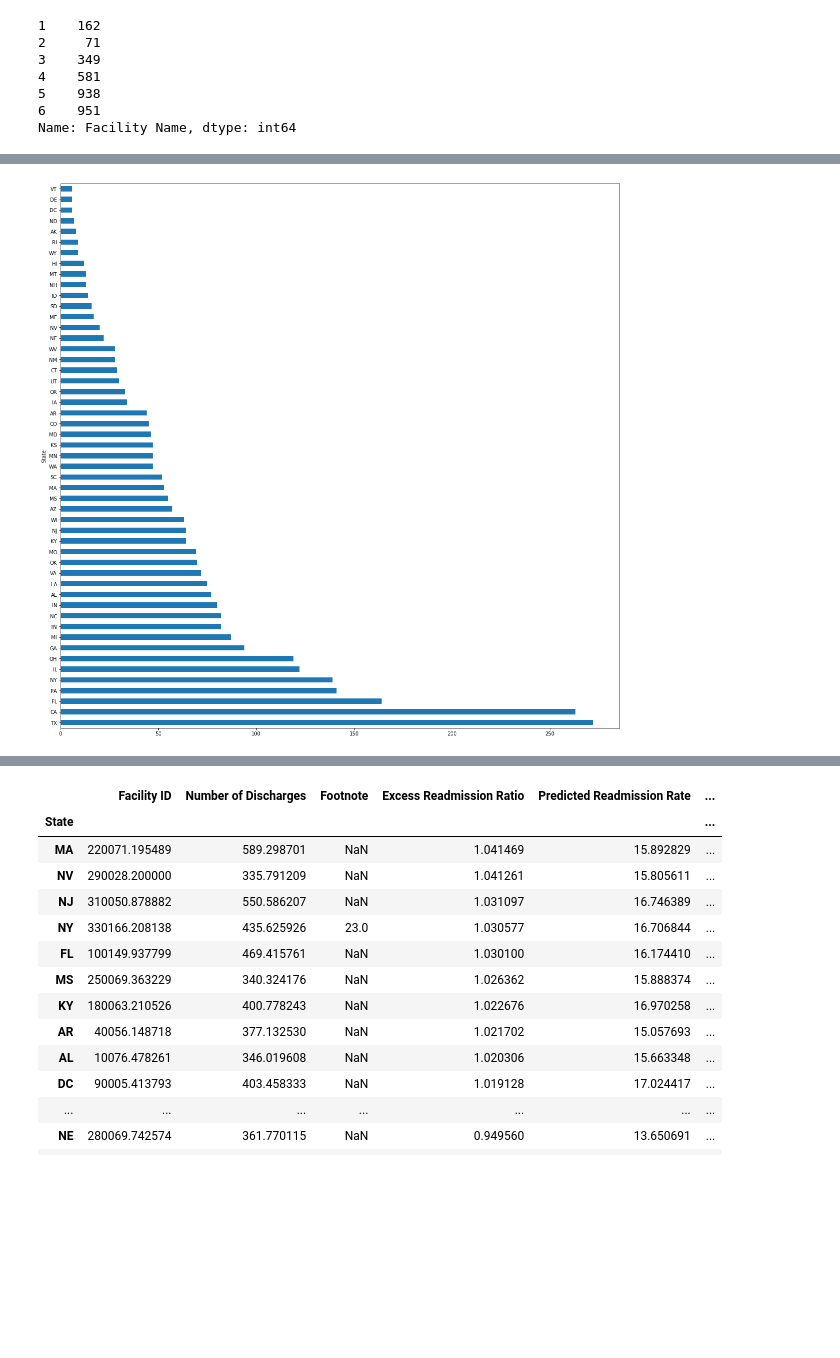
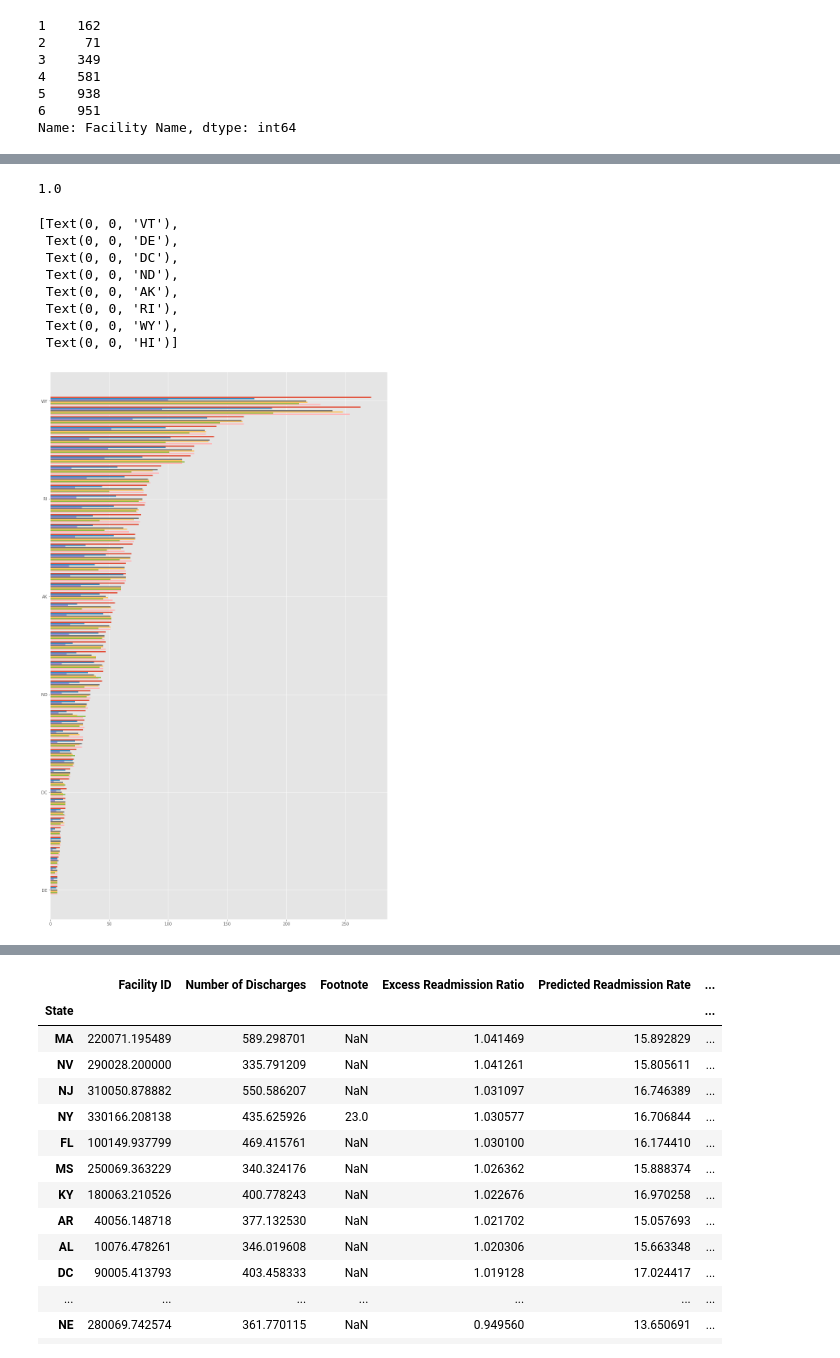
Before and after one commit to norahuntington/hospital-readmissions, a Jupyter notebook: data-exploration.ipynb, the cells around one changed output, grey strips where cells are left out. Saved outputs shown, nothing was run; the diff lists cells and outputs as text; code cells hidden in the pictures; blank space fills up the shorter version.

```diff
--- a/data-exploration.ipynb
+++ b/data-exploration.ipynb
@@ -49,0 +57,2 @@ clean_data['Number of Readmissions'] = clean_data['Number of Readmissions'].asty
+# %%
+clean_data['Actual Excess Readmission Ratio'] = clean_data['Readmissions Rate'] / clean_data['Expected Readmission Rate']
@@ -120,24 +226,53 @@ clean_data.groupby(['State']).count().sort_values('Facility ID', ascending=False
+# %%
+prob_equal_or_more_extreme = 1 - binomial.cdf(1213)
+prob_equal_or_more_extreme
+# %% [output]
+1.0
 # %%
-all_fac = clean_data.groupby(['State'])['Facility ID'].nunique().sort_values(ascending=False)
+all_fac = clean_data.groupby(['State'])['Facility ID'].nunique().reset_index()
 ami_fac = clean_data[clean_data['Measure Name'] == 'READM-30-AMI-HRRP'].groupby(
-    ['State'])['Facility ID'].nunique().sort_values(ascending=False)
+    ['State'])['Facility ID'].nunique().reset_index()
 cabg_fac = clean_data[clean_data['Measure Name'] == 'READM-30-CABG-HRRP'].groupby(
-    ['State'])['Facility ID'].nunique().sort_values(ascending=False)
+    ['State'])['Facility ID'].nunique().reset_index()
 copd_fac = clean_data[clean_data['Measure Name'] == 'READM-30-COPD-HRRP'].groupby(
-    ['State'])['Facility ID'].nunique().sort_values(ascending=False)
+    ['State'])['Facility ID'].nunique().reset_index()
 hf_fac = clean_data[clean_data['Measure Name'] == 'READM-30-HF-HRRP'].groupby(
-    ['State'])['Facility ID'].nunique().sort_values(ascending=False)
+    ['State'])['Facility ID'].nunique().reset_index()
 hk_fac = clean_data[clean_data['Measure Name'] == 'READM-30-HIP-KNEE-HRRP'].groupby(
-    ['State'])['Facility ID'].nunique().sort_values(ascending=False)
+    ['State'])['Facility ID'].nunique().reset_index()
 pn_fac = clean_data[clean_data['Measure Name'] == 'READM-30-PN-HRRP'].groupby(
-    ['State'])['Facility ID'].nunique().sort_values(ascending=False)
-states = clean_data['State'].unique()
+    ['State'])['Facility ID'].nunique().reset_index()
-# %%
-fig, ax = plt.subplots(figsize=(20,20))
-
-ax = all_fac.plot.barh()
-#ax = ami_fac.plot.barh()
-
-#ax.barh(states,width=all_fac)
-# %% [output]
-[figure, removed]
+# %%
+facilities = pd.DataFrame({'State': all_fac['State'],
+                           'All': all_fac['Facility ID'],
+                           'Heart Attack': ami_fac['Facility ID'],
+                           'CABG': cabg_fac['Facility ID'],
+                           'COPD': copd_fac['Facility ID'],
+                           'Heart Failure': hf_fac['Facility ID'],
+                           'Hip-Knee': hk_fac['Facility ID'],
+                           'Pneumonia': pn_fac['Facility ID']})
+# %%
+facilities = facilities.sort_values('All').reset_index().drop('index', axis=1)
+# %%
+fig, ax = plt.subplots(figsize=(15,25))
+w=.125
+
+ax.barh(facilities.index+3*w, facilities['All'],w)
+ax.barh(facilities.index+2*w, facilities['Heart Attack'],w)
+ax.barh(facilities.index+w, facilities['CABG'],w)
+ax.barh(facilities.index, facilities['COPD'],w)
+ax.barh(facilities.index-w, facilities['Heart Failure'],w)
+ax.barh(facilities.index-2*w, facilities['Hip-Knee'],w)
+ax.barh(facilities.index-3*w, facilities['Pneumonia'],w)
+
+ax.set_yticklabels(facilities['State'])
+# %% [output]
+[Text(0, 0, 'VT'),
+ Text(0, 0, 'DE'),
+ Text(0, 0, 'DC'),
+ Text(0, 0, 'ND'),
+ Text(0, 0, 'AK'),
+ Text(0, 0, 'RI'),
+ Text(0, 0, 'WY'),
+ Text(0, 0, 'HI')]
+[figure, added]
```
Also changed, not shown: parts of 36 cells of this notebook, 2 other files.
